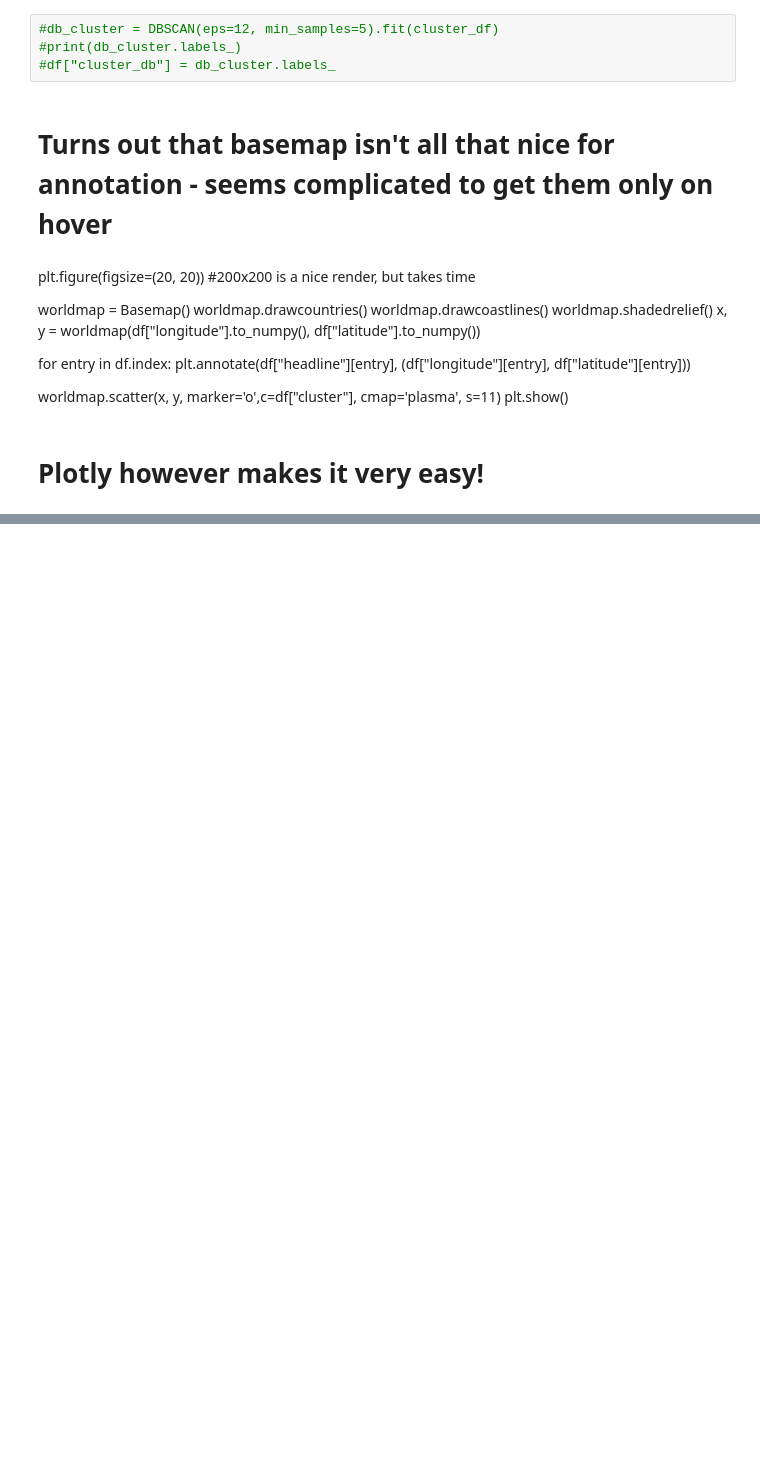
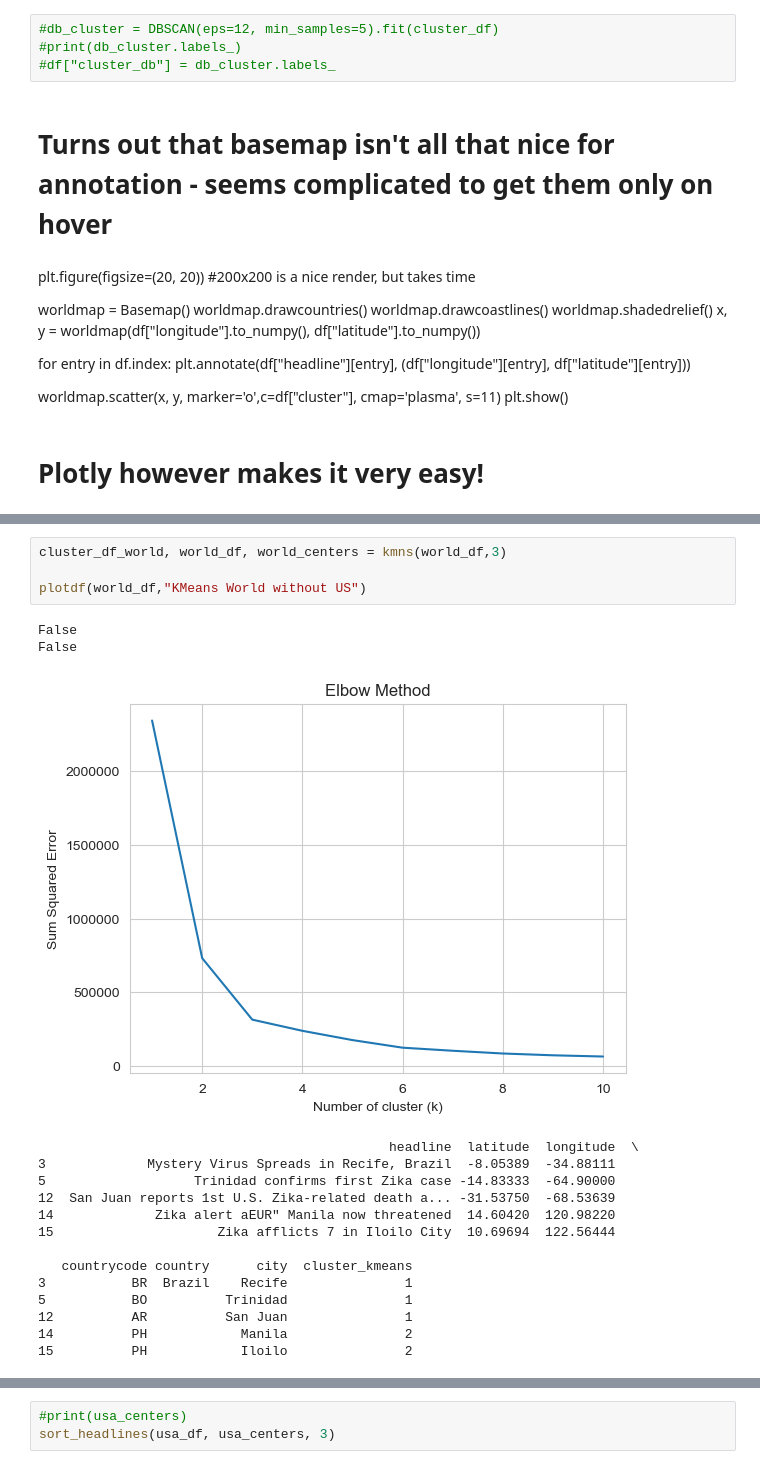
Before and after one commit to felixdellner/Discovering-Disease-Outbreaks-from-News-Headlines, a Jupyter notebook: solution.ipynb, the cells around one changed output, grey strips where cells are left out. Saved outputs shown, nothing was run; the diff lists cells and outputs as text; blank space fills up the shorter version.

```diff
--- a/solution.ipynb
+++ b/solution.ipynb
@@ -385,0 +415,21 @@ False
+# %%
+cluster_df_world, world_df, world_centers = kmns(world_df,3)
+
+plotdf(world_df,"KMeans World without US")
+# %% [output]
+False
+False
+[figure, added]
+                                             headline  latitude  longitude  \
+3             Mystery Virus Spreads in Recife, Brazil  -8.05389  -34.88111
+5                   Trinidad confirms first Zika case -14.83333  -64.90000
+12  San Juan reports 1st U.S. Zika-related death a... -31.53750  -68.53639
+14             Zika alert aEUR" Manila now threatened  14.60420  120.98220
+15                     Zika afflicts 7 in Iloilo City  10.69694  122.56444
+
+   countrycode country      city  cluster_kmeans
+3           BR  Brazil    Recife               1
+5           BO          Trinidad               1
+12          AR          San Juan               1
+14          PH            Manila               2
+15          PH            Iloilo               2
@@ -385,0 +438,3 @@ False
+# %%
+#print(usa_centers)
+sort_headlines(usa_df, usa_centers, 3)
```
Also changed, not shown: parts of 15 cells of this notebook.
